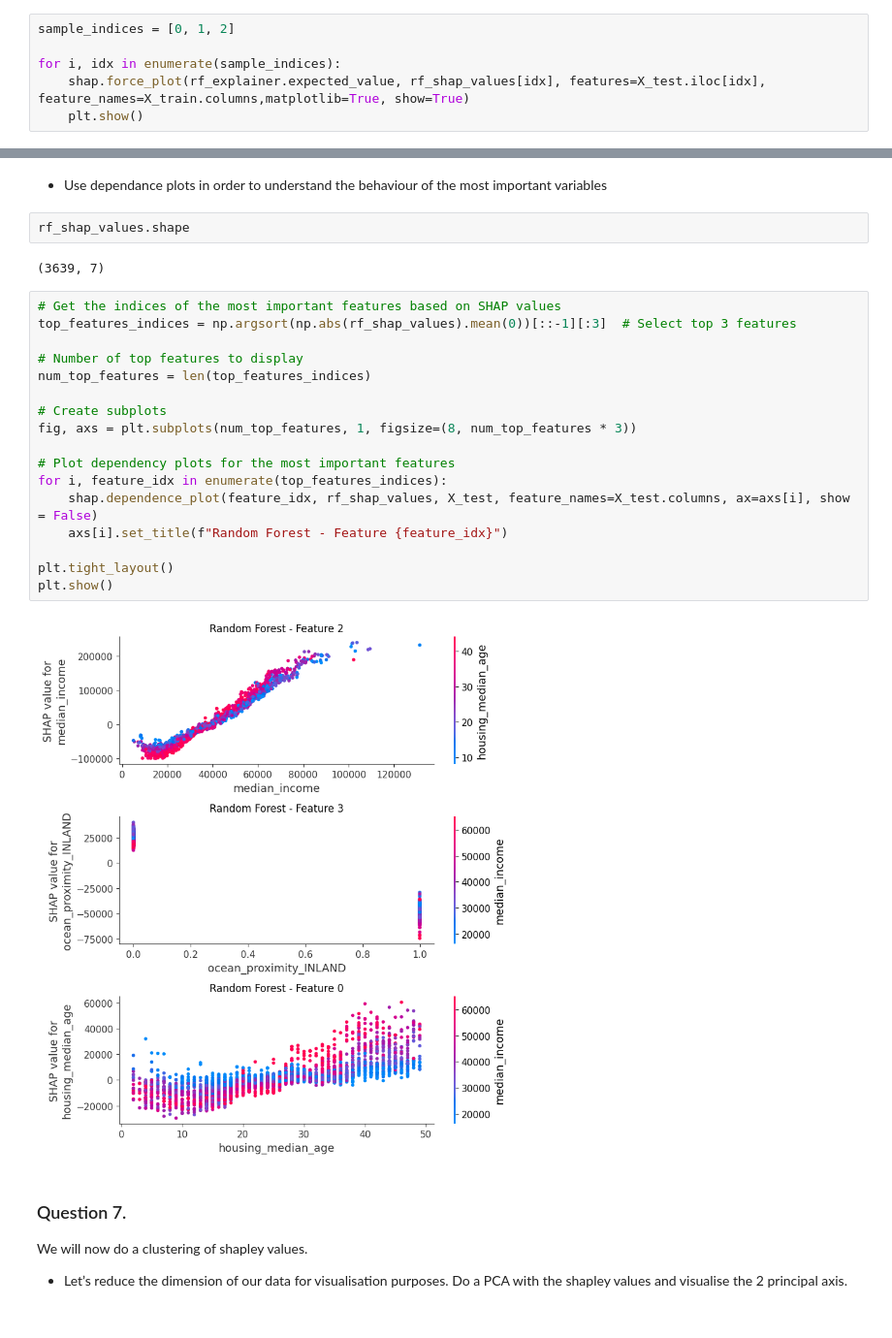
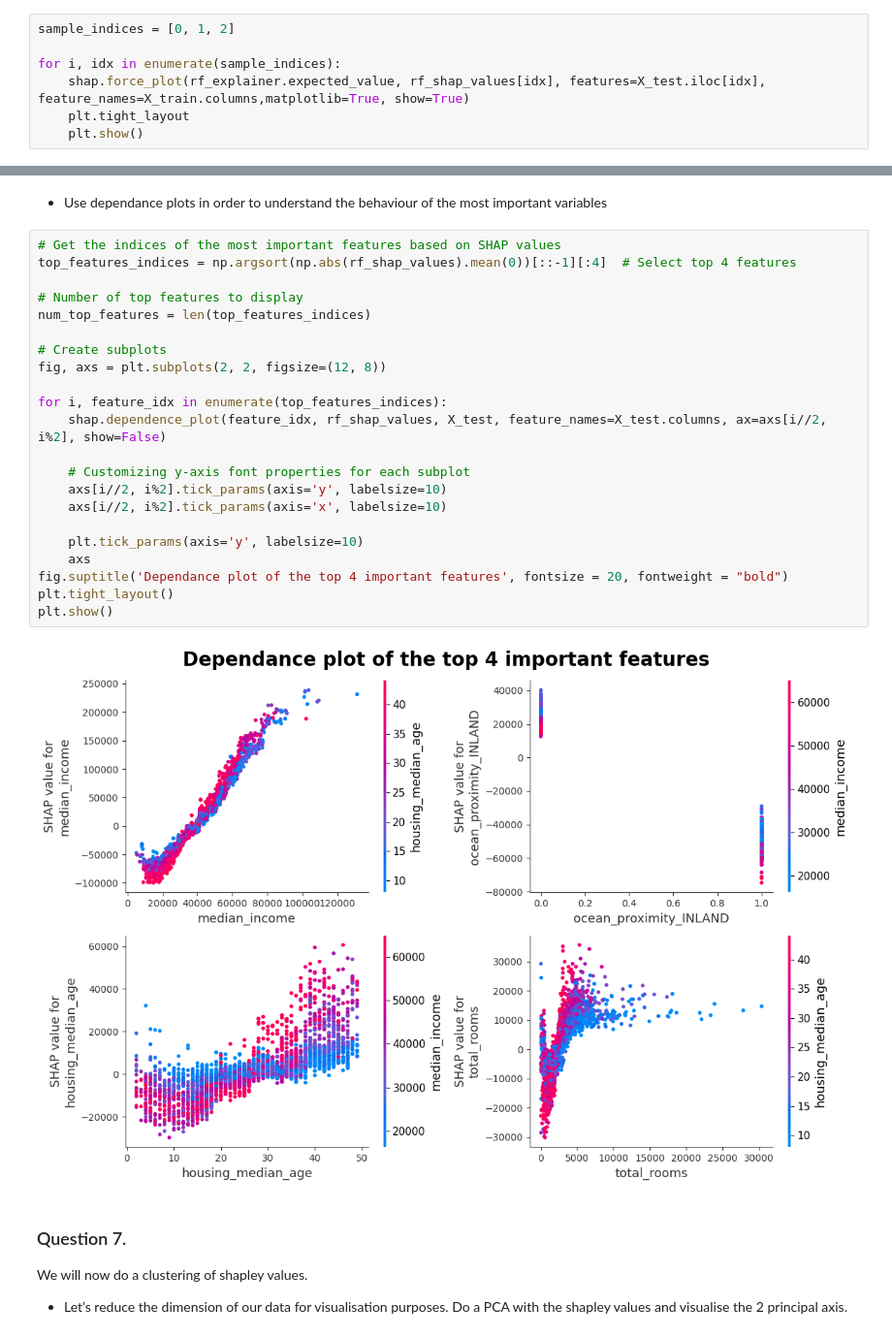
Before and after one commit to BastienCH08/explainabilityAI-tutorial4, a Jupyter notebook: notebook_projet.ipynb, the cells around one changed output, grey strips where cells are left out. Shown at 97% size. Saved outputs shown, nothing was run; the diff lists cells and outputs as text.

```diff
--- a/notebook_projet.ipynb
+++ b/notebook_projet.ipynb
@@ -325,6 +319,7 @@ sample_indices = [0, 1, 2]
 
 for i, idx in enumerate(sample_indices):
     shap.force_plot(rf_explainer.expected_value, rf_shap_values[idx], features=X_test.iloc[idx], feature_names=X_train.columns,matplotlib=True, show=True)
+    plt.tight_layout
     plt.show()
 # %% [output]
 [figure]
@@ -401,28 +412,29 @@ TypeError: The beeswarm plot requires an `Explanation` object as the `shap_value
 # %% [markdown]
 * Use dependance plots in order to understand the behaviour of the most important variables
-# %%
-rf_shap_values.shape
-# %% [output]
-(3639, 7)
 # %%
 # Get the indices of the most important features based on SHAP values
-top_features_indices = np.argsort(np.abs(rf_shap_values).mean(0))[::-1][:3]  # Select top 3 features
+top_features_indices = np.argsort(np.abs(rf_shap_values).mean(0))[::-1][:4]  # Select top 4 features
 
 # Number of top features to display
 num_top_features = len(top_features_indices)
 
 # Create subplots
-fig, axs = plt.subplots(num_top_features, 1, figsize=(8, num_top_features * 3))
+fig, axs = plt.subplots(2, 2, figsize=(12, 8))
 
-# Plot dependency plots for the most important features
 for i, feature_idx in enumerate(top_features_indices):
-    shap.dependence_plot(feature_idx, rf_shap_values, X_test, feature_names=X_test.columns, ax=axs[i], show = False)
-    axs[i].set_title(f"Random Forest - Feature {feature_idx}")
+    shap.dependence_plot(feature_idx, rf_shap_values, X_test, feature_names=X_test.columns, ax=axs[i//2, i%2], show=False)
 
+    # Customizing y-axis font properties for each subplot
+    axs[i//2, i%2].tick_params(axis='y', labelsize=10)
+    axs[i//2, i%2].tick_params(axis='x', labelsize=10)
+
+    plt.tick_params(axis='y', labelsize=10)
+    axs
+fig.suptitle('Dependance plot of the top 4 important features', fontsize = 20, fontweight = "bold")
 plt.tight_layout()
 plt.show()
 # %% [output]
-[figure, old version]
+[figure, new version]
 # %% [markdown]
 ### Question 7.
 We will now do a clustering of shapley values.
```
Also changed, not shown: parts of 12 cells of this notebook.
